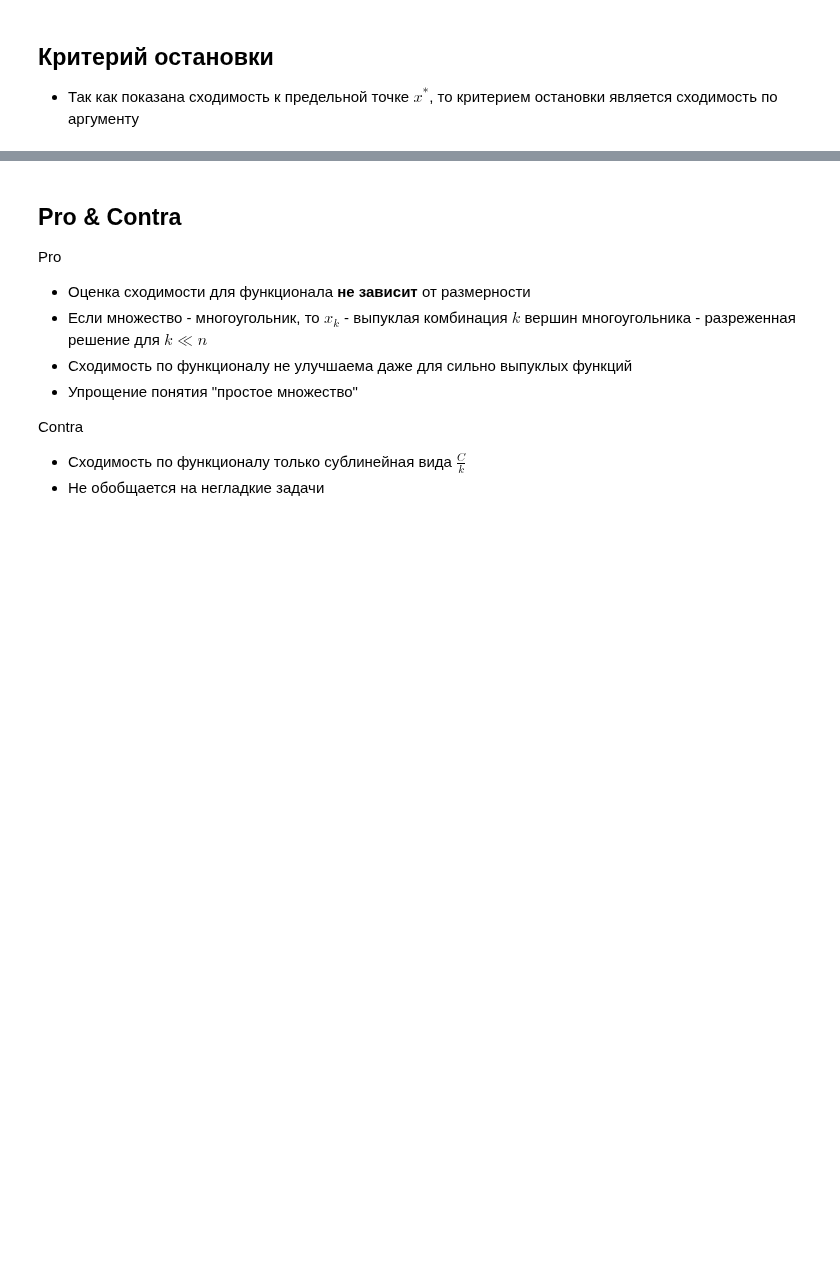
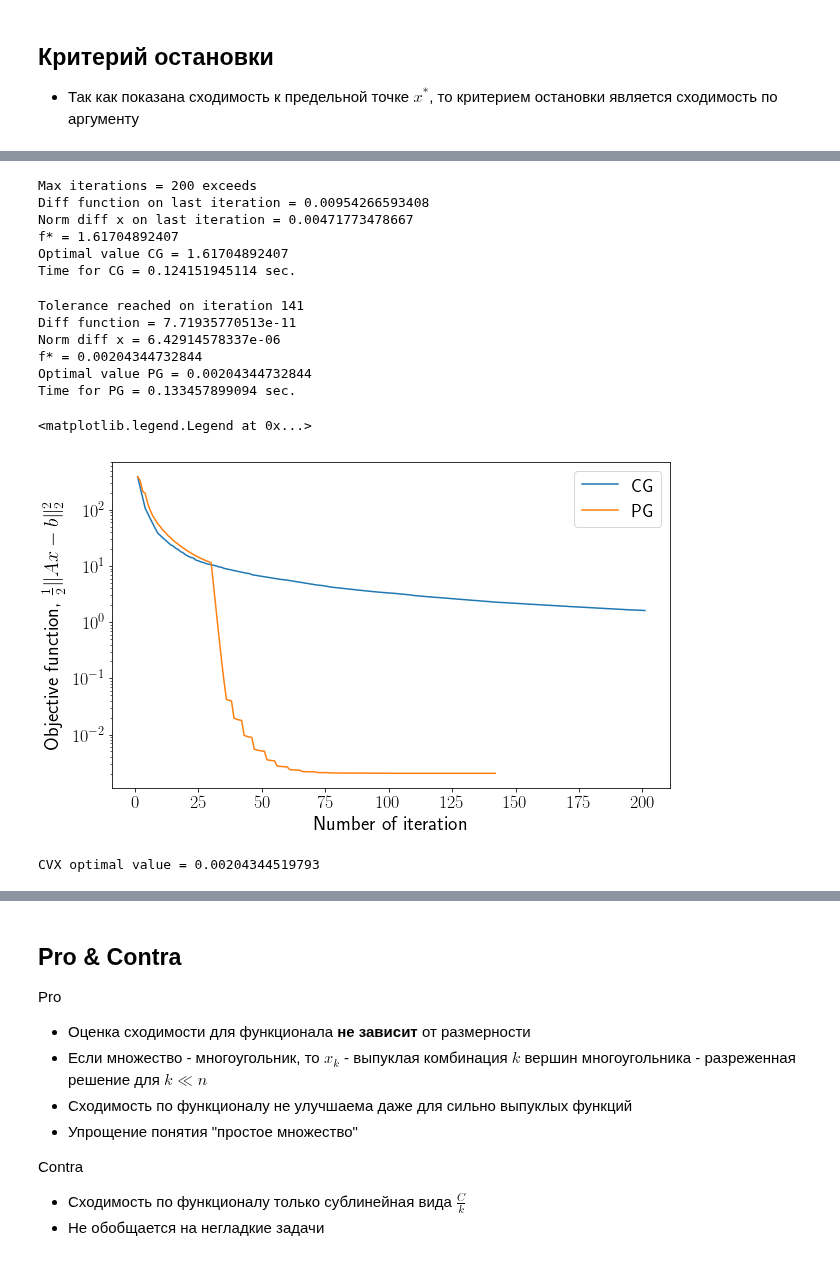
Before and after one commit to amkatrutsa/optimization_course, a Jupyter notebook: 19-SimpleStructureSet/Seminar19.ipynb, the cells around one changed output, grey strips where cells are left out. Cells and saved outputs as stored; diff of their text form; code cells hidden in the pictures; blank space fills up the shorter version.

```diff
--- a/19-SimpleStructureSet/Seminar19.ipynb
+++ b/19-SimpleStructureSet/Seminar19.ipynb
@@ -215,0 +235,8 @@ $$
+# %%
+def f(x, p):
+    return 0.5 * np.linalg.norm(p["A"].dot(x) - p["b"])**2
+
+def grad_f(x, p):
+    grad = -p["A"].T.dot(p["b"])
+    grad = grad + p["A"].T.dot(p["A"].dot(x))
+    return grad
@@ -215,0 +254,66 @@ $$
+# %%
+x0 = np.random.rand(n)
+cg = ssopt.CondGD(maxiter=200, tol=1e-10)
+hist_cg = []
+def callback_cg(x):
+    hist_cg.append(x)
+res = cg.solve(f, grad_f, linsolver, x0, {"A": A, "b": b, "callback": callback_cg, "disp": 0})
+x_cg = res["x"]
+time_cg = res["time"]
+print("Optimal value CG =", f(x_cg, {"A": A, "b": b}))
+print("Time for CG =", time_cg, "sec.")
+# %% [output]
+Max iterations = 200 exceeds
+Diff function on last iteration = 0.00954266593408
+Norm diff x on last iteration = 0.00471773478667
+f* = 1.61704892407
+Optimal value CG = 1.61704892407
+Time for CG = 0.124151945114 sec.
+# %%
+pg = ssopt.ProjGD(maxiter=200, tol=1e-10)
+hist_pg = []
+def callback_pg(x):
+    hist_pg.append(x)
+res = pg.solve(f, grad_f, projection, x0, {"A": A, "b": b, "callback": callback_pg, "disp": 0})
+x_pg = res["x"]
+time_pg = res["time"]
+print("Optimal value PG =", f(x_pg, {"A": A, "b": b}))
+print("Time for PG =", time_pg, "sec.")
+# %% [output]
+Tolerance reached on iteration 141
+Diff function = 7.71935770513e-11
+Norm diff x = 6.42914578337e-06
+f* = 0.00204344732844
+Optimal value PG = 0.00204344732844
+Time for PG = 0.133457899094 sec.
+# %%
+import matplotlib.pyplot as plt
+%matplotlib inline
+y_hist_f_cg = [f(x, {"A": A, "b": b}) for x in hist_cg]
+y_hist_f_pg = [f(x, {"A": A, "b": b}) for x in hist_pg]
+plt.figure(figsize=(10,6))
+plt.yscale("log")
+plt.plot(range(1, len(y_hist_f_cg) + 1), y_hist_f_cg, label="CG")
+plt.plot(range(1, len(y_hist_f_pg) + 1), y_hist_f_pg, label="PG")
+plt.xlabel("Number of iteration", fontsize=20)
+plt.ylabel(r"Objective function, $\frac{1}{2}\|Ax - b\|^2_2$", fontsize=20)
+plt.rc("text", usetex=True)
+plt.xticks(fontsize=18)
+plt.yticks(fontsize=18)
+plt.legend(loc="best", fontsize=18)
+# %% [output]
+<matplotlib.legend.Legend at 0x...>
+[figure, added]
+# %%
+import cvxpy as cvx
+
+x = cvx.Variable(n)
+obj = cvx.Minimize(0.5 * cvx.norm(A * x - b, 2)**2)
+# constr = [cvx.norm(x, 1) <= 1, x >= 0]
+constr = [x >= 0, x <= 1]
+problem = cvx.Problem(objective=obj, constraints=constr)
+value = problem.solve()
+x_cvx = np.array(x.value).ravel()
+print("CVX optimal value =", value)
+# %% [output]
+CVX optimal value = 0.00204344519793
```
Also changed, not shown: parts of 13 cells of this notebook.
